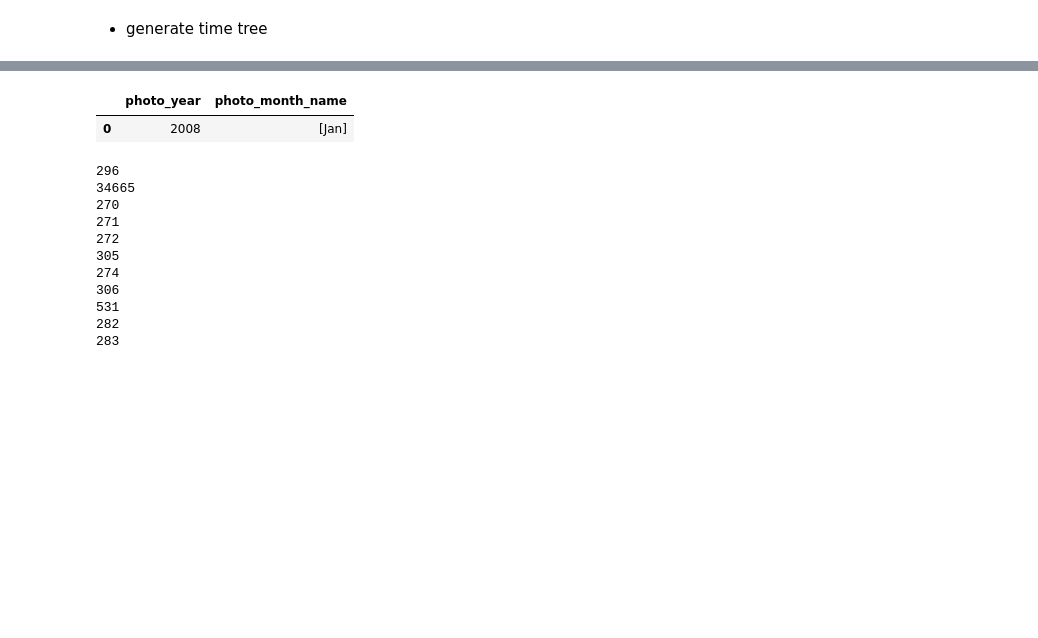
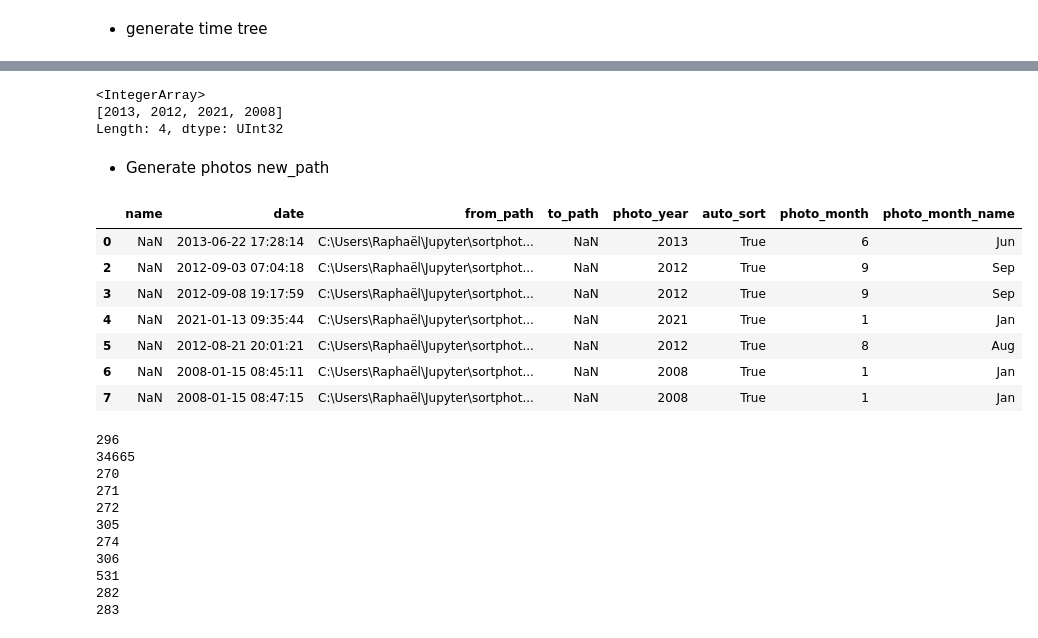
Before and after one commit to raphmatu/sortphoto, a Jupyter notebook: tri_photo.ipynb, the cells around one changed output, grey strips where cells are left out. Cells and saved outputs as stored; diff of their text form; code cells hidden in the pictures; blank space fills up the shorter version.

```diff
--- a/tri_photo.ipynb
+++ b/tri_photo.ipynb
@@ -128,5 +140,6 @@ df_photo_metadata['auto_sort'] = df_photo_metadata['photo_year'].map(lambda x: i
+# %%
+df_photo_metadata_auto = df_photo_metadata[df_photo_metadata['auto_sort']]
 # %%
-
-df_photo_metadata['photo_month'] = df_photo_metadata['date'].dt.month
-df_photo_metadata['photo_month_name'] = df_photo_metadata['photo_month'].map(lambda x: calendar.month_abbr[x])
+df_photo_metadata_auto['photo_month'] = df_photo_metadata_auto['date'].dt.month
+df_photo_metadata_auto['photo_month_name'] = df_photo_metadata_auto['photo_month'].map(lambda x: calendar.month_abbr[x])
 # %% [output]
@@ -134 +156,7 @@ TypeError: list indices must be integers or slices, not float
+# %%
+df_photo_metadata_auto['photo_year'].unique()
+# %% [output]
+<IntegerArray>
+[2013, 2012, 2021, 2008]
+Length: 4, dtype: UInt32
 # %%
@@ -138,6 +166,3 @@ TypeError: list indices must be integers or slices, not float
 # %%
-df_photo_metadata.groupby('photo_year')['photo_month_name'].agg(lambda x: list(set(x))).reset_index()
+df_photo_metadata_auto_grouped = df_photo_metadata_auto.groupby('photo_year')['photo_month_name'].agg(lambda x: list(set(x))).reset_index()
-# %% [output]
-|  | photo_year | photo_month_name |
-| 0 | 2008 | [Jan] |
 # %%
@@ -147,0 +176,13 @@ for year in years_folders:
+# %% [markdown]
+- Generate photos new_path
+# %%
+df_photo_metadata_auto
+# %% [output]
+|  | name | date | from_path | to_path | photo_year | auto_sort | photo_month | photo_month_name |
+| 0 | NaN | 2013-06-22 17:28:14 | C:\Users\Raphaël\Jupyter\sortphot... | NaN | 2013 | True | 6 | Jun |
+| 2 | NaN | 2012-09-03 07:04:18 | C:\Users\Raphaël\Jupyter\sortphot... | NaN | 2012 | True | 9 | Sep |
+| 3 | NaN | 2012-09-08 19:17:59 | C:\Users\Raphaël\Jupyter\sortphot... | NaN | 2012 | True | 9 | Sep |
+| 4 | NaN | 2021-01-13 09:35:44 | C:\Users\Raphaël\Jupyter\sortphot... | NaN | 2021 | True | 1 | Jan |
+| 5 | NaN | 2012-08-21 20:01:21 | C:\Users\Raphaël\Jupyter\sortphot... | NaN | 2012 | True | 8 | Aug |
+| 6 | NaN | 2008-01-15 08:45:11 | C:\Users\Raphaël\Jupyter\sortphot... | NaN | 2008 | True | 1 | Jan |
+| 7 | NaN | 2008-01-15 08:47:15 | C:\Users\Raphaël\Jupyter\sortphot... | NaN | 2008 | True | 1 | Jan |
```
Also changed, not shown: parts of 9 cells of this notebook.
